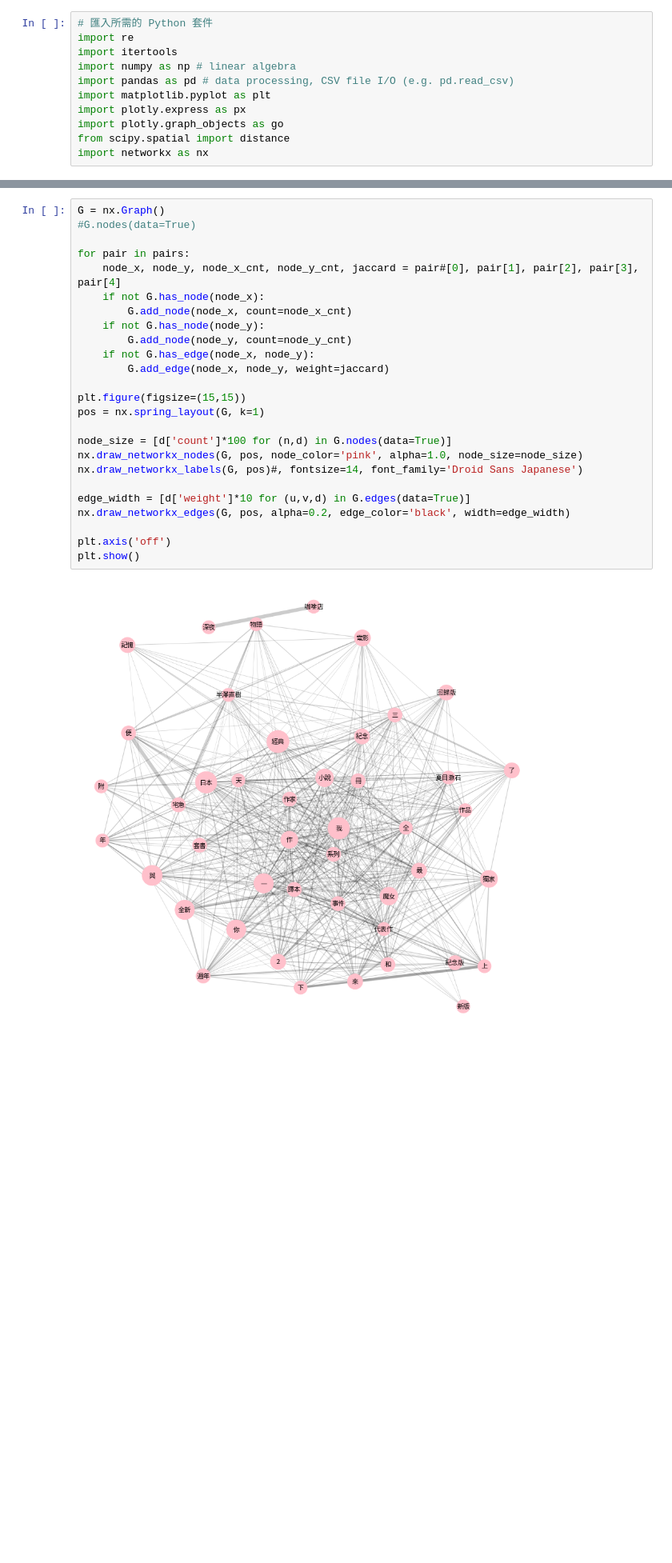
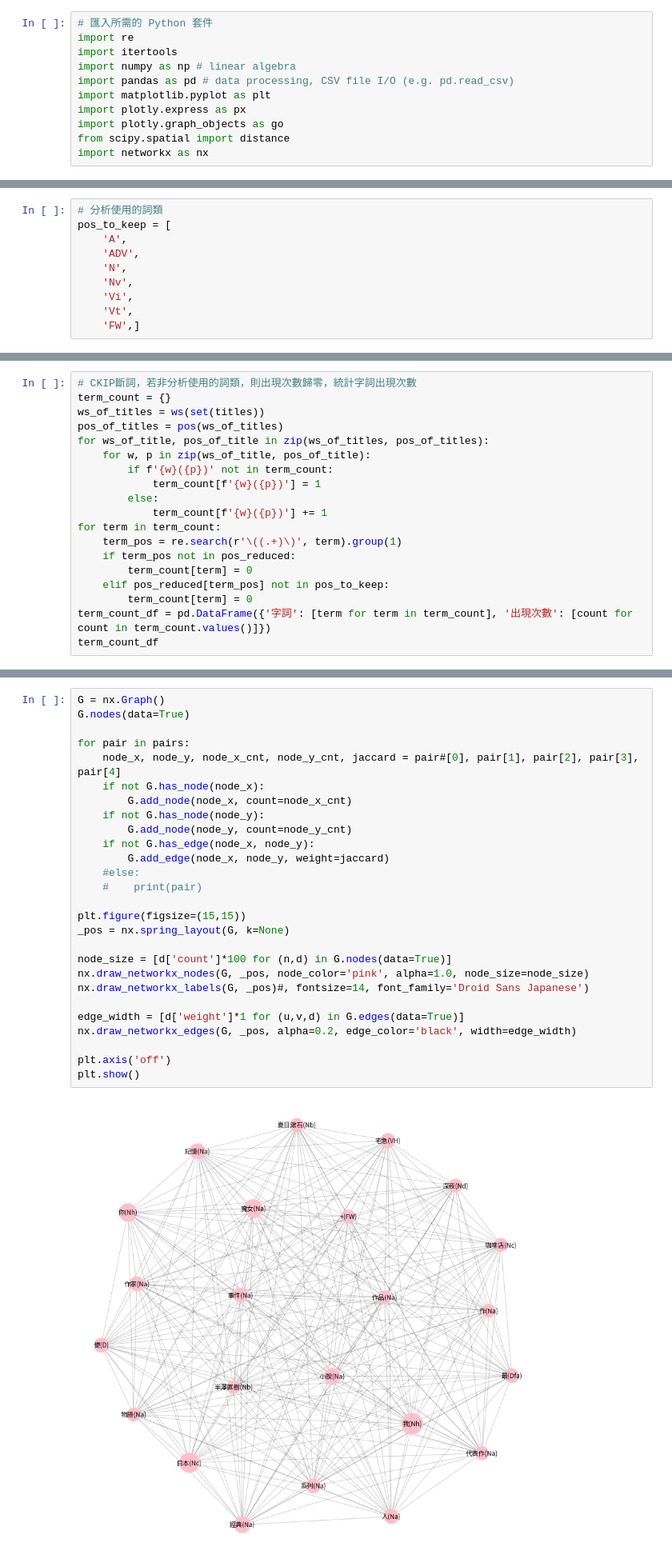
Before and after one commit to x1001000/books-chinese, a Jupyter notebook: Co_occurrence_network.ipynb, the cells around one changed output, grey strips where cells are left out. Shown: that part at 80% size. Saved outputs shown, nothing was run; the diff lists cells and outputs as text; blank space fills up the shorter version.

```diff
--- a/Co_occurrence_network.ipynb
+++ b/Co_occurrence_network.ipynb
@@ -125,0 +142,10 @@ term_count_df
+# %%
+# 分析使用的詞類
+pos_to_keep = [
+    'A',
+    'ADV',
+    'N',
+    'Nv',
+    'Vi',
+    'Vt',
+    'FW',]
@@ -125,0 +207,19 @@ term_count_df
+# %%
+# CKIP斷詞，若非分析使用的詞類，則出現次數歸零，統計字詞出現次數
+term_count = {}
+ws_of_titles = ws(set(titles))
+pos_of_titles = pos(ws_of_titles)
+for ws_of_title, pos_of_title in zip(ws_of_titles, pos_of_titles):
+    for w, p in zip(ws_of_title, pos_of_title):
+        if f'{w}({p})' not in term_count:
+            term_count[f'{w}({p})'] = 1
+        else:
+            term_count[f'{w}({p})'] += 1
+for term in term_count:
+    term_pos = re.search(r'\((.+)\)', term).group(1)
+    if term_pos not in pos_reduced:
+        term_count[term] = 0
+    elif pos_reduced[term_pos] not in pos_to_keep:
+        term_count[term] = 0
+term_count_df = pd.DataFrame({'字詞': [term for term in term_count], '出現次數': [count for count in term_count.values()]})
+term_count_df
@@ -201,27 +279,29 @@ len(pairs)
 # %%
 G = nx.Graph()
-#G.nodes(data=True)
+G.nodes(data=True)
 
 for pair in pairs:
     node_x, node_y, node_x_cnt, node_y_cnt, jaccard = pair#[0], pair[1], pair[2], pair[3], pair[4]
     if not G.has_node(node_x):
         G.add_node(node_x, count=node_x_cnt)
     if not G.has_node(node_y):
         G.add_node(node_y, count=node_y_cnt)
     if not G.has_edge(node_x, node_y):
         G.add_edge(node_x, node_y, weight=jaccard)
+    #else:
+    #    print(pair)
 
 plt.figure(figsize=(15,15))
-pos = nx.spring_layout(G, k=1)
+_pos = nx.spring_layout(G, k=None)
 
 node_size = [d['count']*100 for (n,d) in G.nodes(data=True)]
-nx.draw_networkx_nodes(G, pos, node_color='pink', alpha=1.0, node_size=node_size)
-nx.draw_networkx_labels(G, pos)#, fontsize=14, font_family='Droid Sans Japanese')
+nx.draw_networkx_nodes(G, _pos, node_color='pink', alpha=1.0, node_size=node_size)
+nx.draw_networkx_labels(G, _pos)#, fontsize=14, font_family='Droid Sans Japanese')
 
-edge_width = [d['weight']*10 for (u,v,d) in G.edges(data=True)]
-nx.draw_networkx_edges(G, pos, alpha=0.2, edge_color='black', width=edge_width)
+edge_width = [d['weight']*1 for (u,v,d) in G.edges(data=True)]
+nx.draw_networkx_edges(G, _pos, alpha=0.2, edge_color='black', width=edge_width)
 
 plt.axis('off')
 plt.show()
 # %% [output]
-[figure, old version]
+[figure, new version]
```
Also changed, not shown: parts of 18 cells of this notebook.
